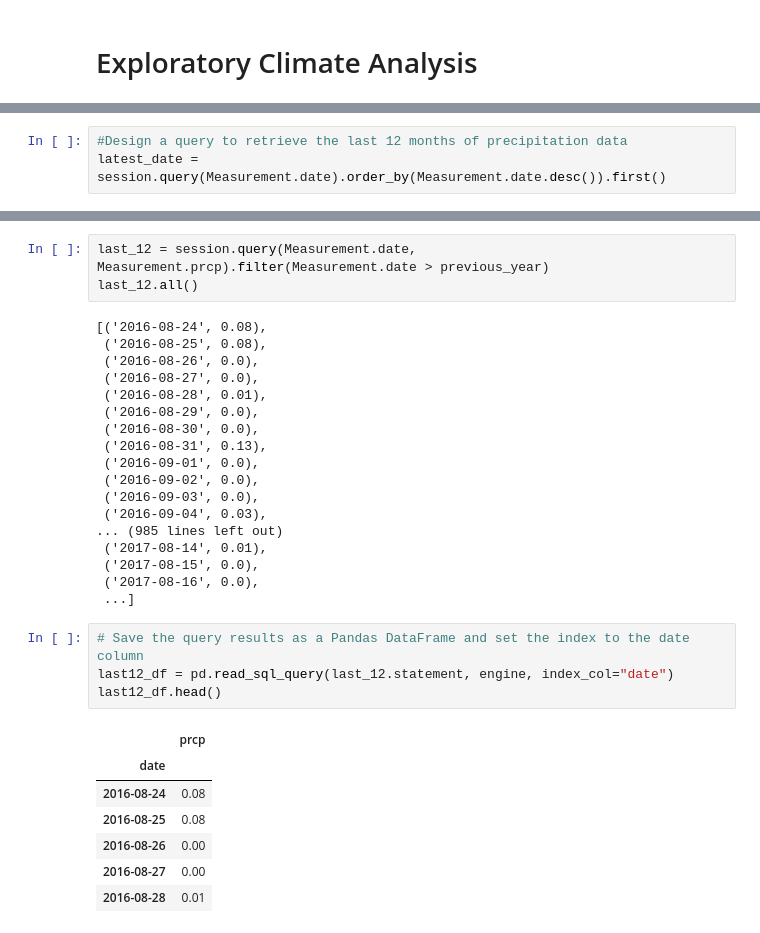
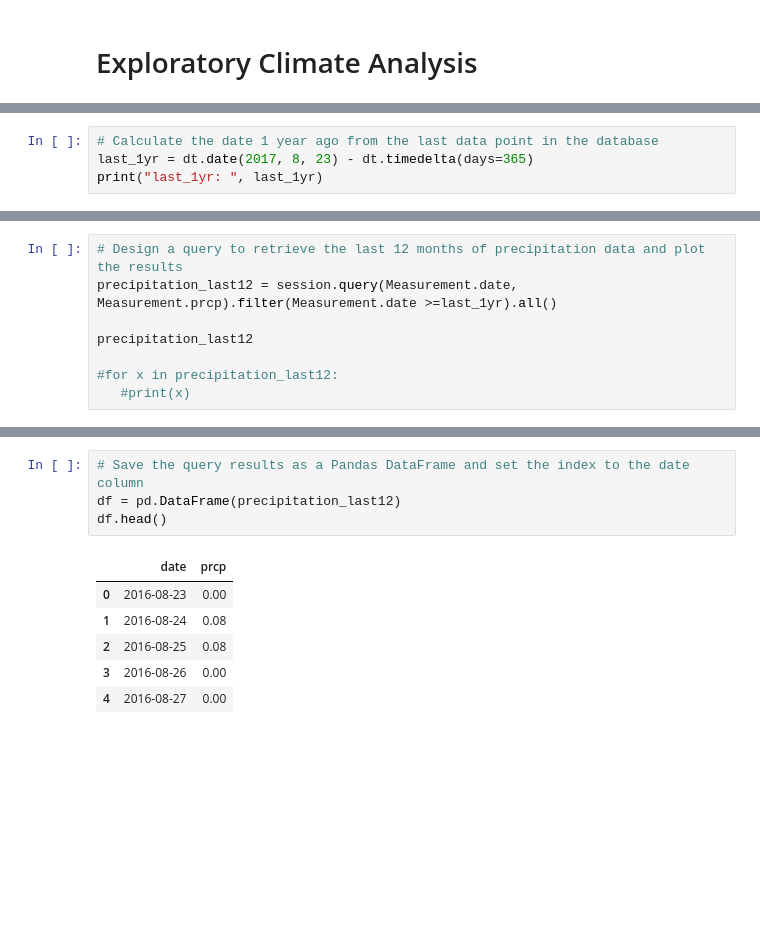
Before and after one commit to hmakhlouf/Surf_U_HW10, a Jupyter notebook: climate_starter.ipynb, the cells around one changed output, grey strips where cells are left out. Drawn from its saved outputs; the diff is of its cells as text; blank space fills up the shorter version.

```diff
--- a/climate_starter.ipynb
+++ b/climate_starter.ipynb
@@ -66,0 +92,4 @@ station_str
+# %%
+# Calculate the date 1 year ago from the last data point in the database
+last_1yr = dt.date(2017, 8, 23) - dt.timedelta(days=365)
+print("last_1yr: ", last_1yr)
@@ -67,3 +98,8 @@ station_str
 # %%
-#Design a query to retrieve the last 12 months of precipitation data
-latest_date = session.query(Measurement.date).order_by(Measurement.date.desc()).first()
+# Design a query to retrieve the last 12 months of precipitation data and plot the results
+precipitation_last12 = session.query(Measurement.date, Measurement.prcp).filter(Measurement.date >=last_1yr).all()
+
+precipitation_last12
+
+#for x in precipitation_last12:
+   #print(x)
@@ -82,33 +124,11 @@ previous_year
-# %%
-last_12 = session.query(Measurement.date, Measurement.prcp).filter(Measurement.date > previous_year)
-last_12.all()
-# %% [output]
-[('2016-08-24', 0.08),
- ('2016-08-25', 0.08),
- ('2016-08-26', 0.0),
- ('2016-08-27', 0.0),
- ('2016-08-28', 0.01),
- ('2016-08-29', 0.0),
- ('2016-08-30', 0.0),
- ('2016-08-31', 0.13),
- ('2016-09-01', 0.0),
- ('2016-09-02', 0.0),
- ('2016-09-03', 0.0),
- ('2016-09-04', 0.03),
-... (985 lines left out)
- ('2017-08-14', 0.01),
- ('2017-08-15', 0.0),
- ('2017-08-16', 0.0),
- ...]
 # %%
 # Save the query results as a Pandas DataFrame and set the index to the date column
-last12_df = pd.read_sql_query(last_12.statement, engine, index_col="date")
-last12_df.head()
+df = pd.DataFrame(precipitation_last12)
+df.head()
 # %% [output]
-|  | prcp |
-| date |  |
-| 2016-08-24 | 0.08 |
-| 2016-08-25 | 0.08 |
-| 2016-08-26 | 0.00 |
-| 2016-08-27 | 0.00 |
-| 2016-08-28 | 0.01 |
+|  | date | prcp |
+| 0 | 2016-08-23 | 0.00 |
+| 1 | 2016-08-24 | 0.08 |
+| 2 | 2016-08-25 | 0.08 |
+| 3 | 2016-08-26 | 0.00 |
+| 4 | 2016-08-27 | 0.00 |
```
Also changed, not shown: parts of 39 cells of this notebook, 5 other files.
